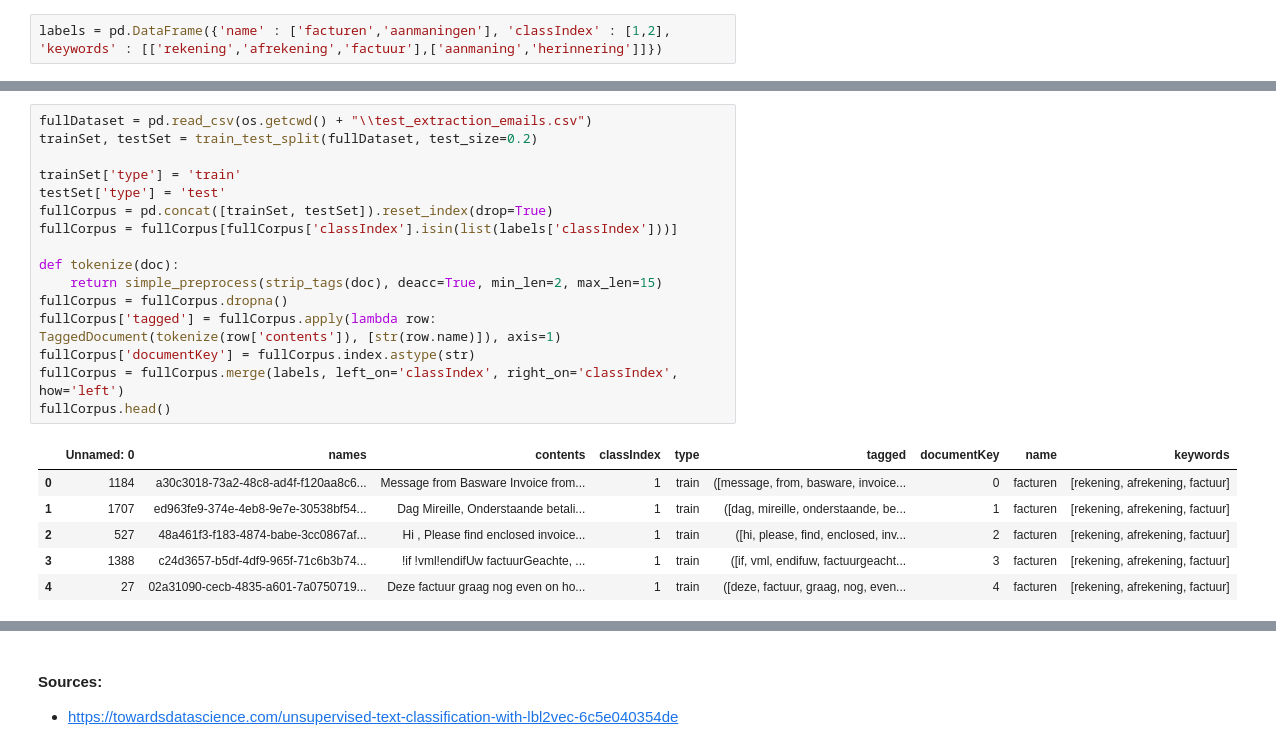
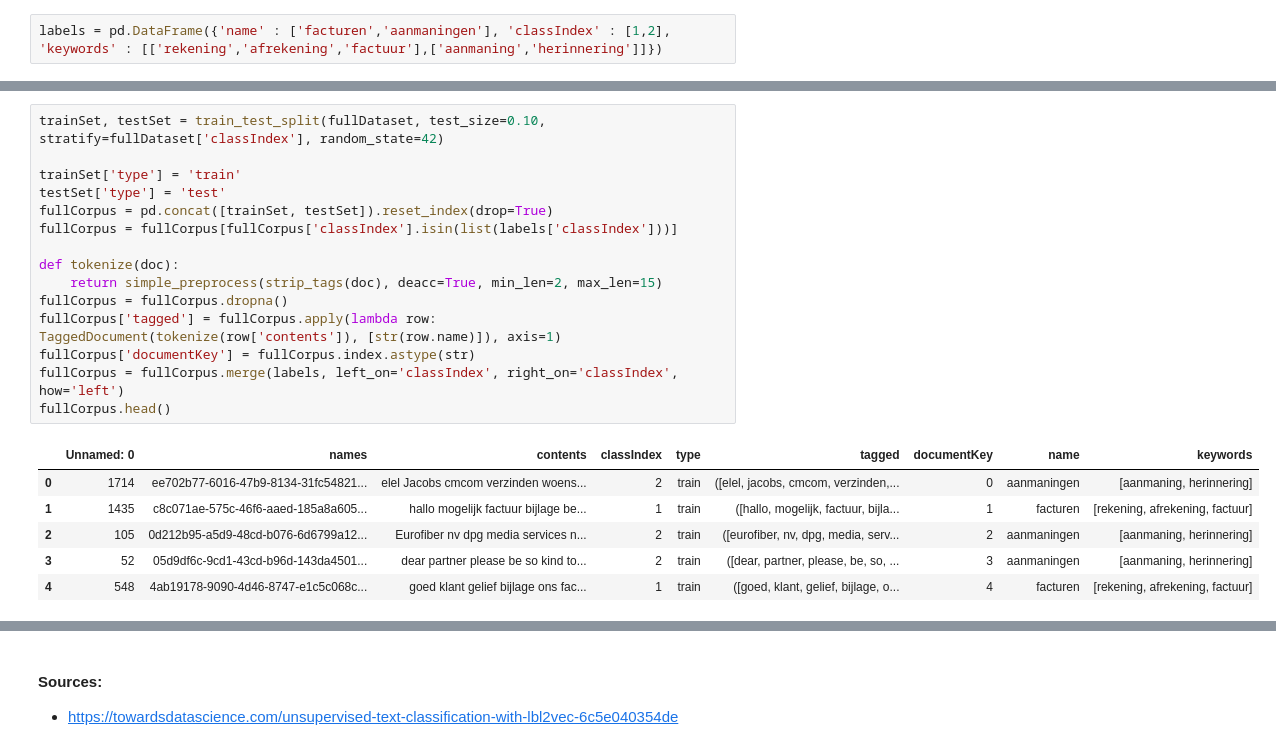
Before and after one commit to Spacehack100/Bachelor_project_code_storage, a Jupyter notebook: Unsupervised nlp on email test set.ipynb, the cells around one changed output, grey strips where cells are left out. Saved outputs shown, nothing was run; the diff lists cells and outputs as text.

```diff
--- a/Unsupervised nlp on email test set.ipynb
+++ b/Unsupervised nlp on email test set.ipynb
@@ -12,26 +18,25 @@ labels = pd.DataFrame({'name' : ['facturen','aanmaningen'], 'classIndex' : [1,2]
 # %%
-fullDataset = pd.read_csv(os.getcwd() + "\\test_extraction_emails.csv")
-trainSet, testSet = train_test_split(fullDataset, test_size=0.2)
+trainSet, testSet = train_test_split(fullDataset, test_size=0.10, stratify=fullDataset['classIndex'], random_state=42)
 
 trainSet['type'] = 'train'
 testSet['type'] = 'test'
 fullCorpus = pd.concat([trainSet, testSet]).reset_index(drop=True)
 fullCorpus = fullCorpus[fullCorpus['classIndex'].isin(list(labels['classIndex']))]
 
 def tokenize(doc):
     return simple_preprocess(strip_tags(doc), deacc=True, min_len=2, max_len=15)
 fullCorpus = fullCorpus.dropna()
 fullCorpus['tagged'] = fullCorpus.apply(lambda row: TaggedDocument(tokenize(row['contents']), [str(row.name)]), axis=1)
 fullCorpus['documentKey'] = fullCorpus.index.astype(str)
 fullCorpus = fullCorpus.merge(labels, left_on='classIndex', right_on='classIndex', how='left')
 fullCorpus.head()
 # %% [output]
 |  | Unnamed: 0 | names | contents | classIndex | type | tagged | documentKey | name | keywords |
-| 0 | 1184 | a30c3018-73a2-48c8-ad4f-f120aa8c6... | Message from Basware Invoice from... | 1 | train | ([message, from, basware, invoice... | 0 | facturen | [rekening, afrekening, factuur] |
-| 1 | 1707 | ed963fe9-374e-4eb8-9e7e-30538bf54... | Dag Mireille, Onderstaande betali... | 1 | train | ([dag, mireille, onderstaande, be... | 1 | facturen | [rekening, afrekening, factuur] |
-| 2 | 527 | 48a461f3-f183-4874-babe-3cc0867af... | Hi , Please find enclosed invoice... | 1 | train | ([hi, please, find, enclosed, inv... | 2 | facturen | [rekening, afrekening, factuur] |
-| 3 | 1388 | c24d3657-b5df-4df9-965f-71c6b3b74... | !if !vml!endifUw factuurGeachte, ... | 1 | train | ([if, vml, endifuw, factuurgeacht... | 3 | facturen | [rekening, afrekening, factuur] |
-| 4 | 27 | 02a31090-cecb-4835-a601-7a0750719... | Deze factuur graag nog even on ho... | 1 | train | ([deze, factuur, graag, nog, even... | 4 | facturen | [rekening, afrekening, factuur] |
+| 0 | 1714 | ee702b77-6016-47b9-8134-31fc54821... | elel Jacobs cmcom verzinden woens... | 2 | train | ([elel, jacobs, cmcom, verzinden,... | 0 | aanmaningen | [aanmaning, herinnering] |
+| 1 | 1435 | c8c071ae-575c-46f6-aaed-185a8a605... | hallo mogelijk factuur bijlage be... | 1 | train | ([hallo, mogelijk, factuur, bijla... | 1 | facturen | [rekening, afrekening, factuur] |
+| 2 | 105 | 0d212b95-a5d9-48cd-b076-6d6799a12... | Eurofiber nv dpg media services n... | 2 | train | ([eurofiber, nv, dpg, media, serv... | 2 | aanmaningen | [aanmaning, herinnering] |
+| 3 | 52 | 05d9df6c-9cd1-43cd-b96d-143da4501... | dear partner please be so kind to... | 2 | train | ([dear, partner, please, be, so, ... | 3 | aanmaningen | [aanmaning, herinnering] |
+| 4 | 548 | 4ab19178-9090-4d46-8747-e1c5c068c... | goed klant gelief bijlage ons fac... | 1 | train | ([goed, klant, gelief, bijlage, o... | 4 | facturen | [rekening, afrekening, factuur] |
 # %%
 Lbl2VecModel = Lbl2Vec(keywords_list=list(labels.keywords), tagged_documents=fullCorpus['tagged'][fullCorpus['type'] == 'train'], label_names=list(labels.name), min_count=2, similarity_threshold=0.43, min_num_docs=10, epochs=10)
 
```
Also changed, not shown: parts of 5 cells of this notebook, 2 other files.
